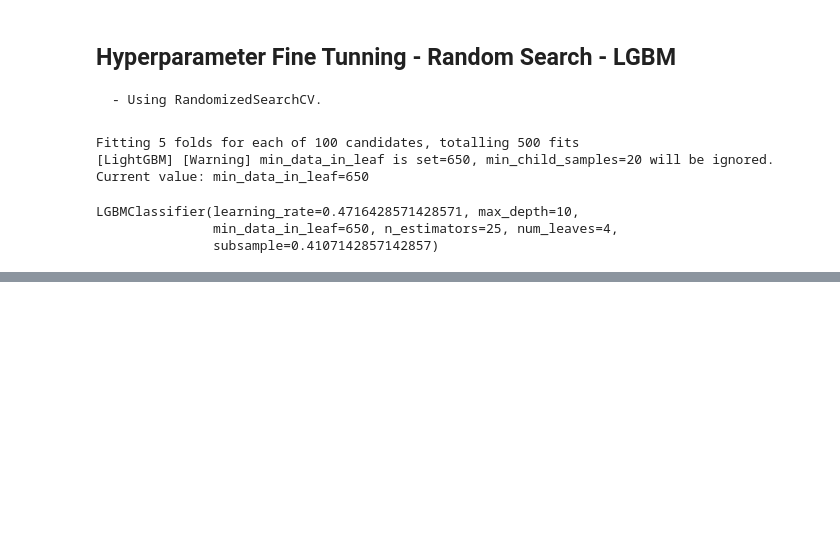
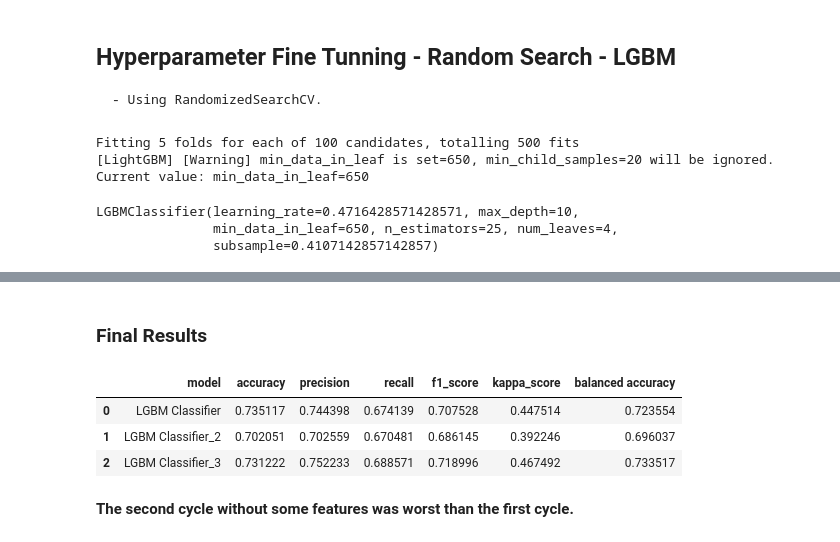
Before and after one commit to felipedmnq/Cardiac-disease-prediction, a Jupyter notebook: Notebooks/Cardiovascular_disease_prediction_second_cycle.ipynb, the cells around one changed output, grey strips where cells are left out. Saved outputs shown, nothing was run; the diff lists cells and outputs as text; code cells hidden in the pictures; blank space fills up the shorter version.

```diff
--- a/Notebooks/Cardiovascular_disease_prediction_second_cycle.ipynb
+++ b/Notebooks/Cardiovascular_disease_prediction_second_cycle.ipynb
@@ -657,0 +662,4 @@ y_test: 17118
+# %%
+x_3 = df5.drop('cardio', axis = 1)
+
+y_3 = df5['cardio']
@@ -1123,0 +1160,9 @@ LGBM_metrics_2
+# %%
+LGBM_model_3 = LGBMClassifier()
+
+lgbm_classifier_3 = RandomizedSearchCV(estimator = LGBM_model_3, param_distributions = params_lgbm,
+                                scoring='f1', n_iter=100, cv=5, verbose=2,
+                                random_state=SEED, n_jobs=-1)
+
+lgbm_classifier_3.fit(x3_train, y3_train)
+lgbm_classifier_3.best_estimator_
@@ -1123,0 +1175,29 @@ LGBM_metrics_2
+# %%
+# Third Cycle
+
+LGBM_model_3 = LGBMClassifier(colsample_bytree=0.325,
+                              learning_rate=0.4716428571428571,
+                              max_depth=10, min_data_in_leaf=650,
+                              n_estimators=25,
+                              num_leaves=4,
+                              subsample=0.4107142857142857)
+
+LGBM_model_3.fit(x3_train, y3_train)
+y_hat_LGBM_3 = LGBM_model_3.predict(x3_test)
+
+LGBM3_cross_val__avg_acc = cross_val_score(LGBM_model_3, x3_train, y3_train, cv = 5).mean()
+LGBM3_precision = precision_score(y3_test, y_hat_LGBM_3)
+LGBM3_recall = recall_score(y3_test, y_hat_LGBM_3)
+LGBM3_f1_score = f1_score(y3_test, y_hat_LGBM_3)
+LGBM3_Kappa_score = cohen_kappa_score(y3_test, y_hat_LGBM_3)
+LGBM3_balanced_acc = balanced_accuracy_score(y3_test, y_hat_LGBM_3)
+
+LGBM_metrics_3 = pd.DataFrame({'model':['LGBM Classifier_3'],
+                           'accuracy':[LGBM3_cross_val__avg_acc],
+                           'precision':[LGBM3_precision],
+                           'recall':[LGBM3_recall],
+                           'f1_score':[LGBM3_f1_score],
+                           'kappa_score':[LGBM3_Kappa_score],
+                           'balanced accuracy':[LGBM3_balanced_acc]})
+
+LGBM_metrics_3
@@ -1124,3 +1212,15 @@ LGBM_metrics_2
+# %% [markdown]
+### Final Results
+# %%
+LGBM_final_result = pd.concat([LGBM_metrics, LGBM_metrics_2, LGBM_metrics_3])
+LGBM_final_result.reset_index(drop = True).style.highlight_max(color = 'darkorange')
+# %% [output]
+|  | model | accuracy | precision | recall | f1_score | kappa_score | balanced accuracy |
+| 0 | LGBM Classifier | 0.735117 | 0.744398 | 0.674139 | 0.707528 | 0.447514 | 0.723554 |
+| 1 | LGBM Classifier_2 | 0.702051 | 0.702559 | 0.670481 | 0.686145 | 0.392246 | 0.696037 |
+| 2 | LGBM Classifier_3 | 0.731222 | 0.752233 | 0.688571 | 0.718996 | 0.467492 | 0.733517 |
+# %% [markdown]
+**The second cycle without some features was worst than the first cycle.**
 # %% [markdown]
 # Work Diary
 
```
Also changed, not shown: parts of 68 cells of this notebook.
